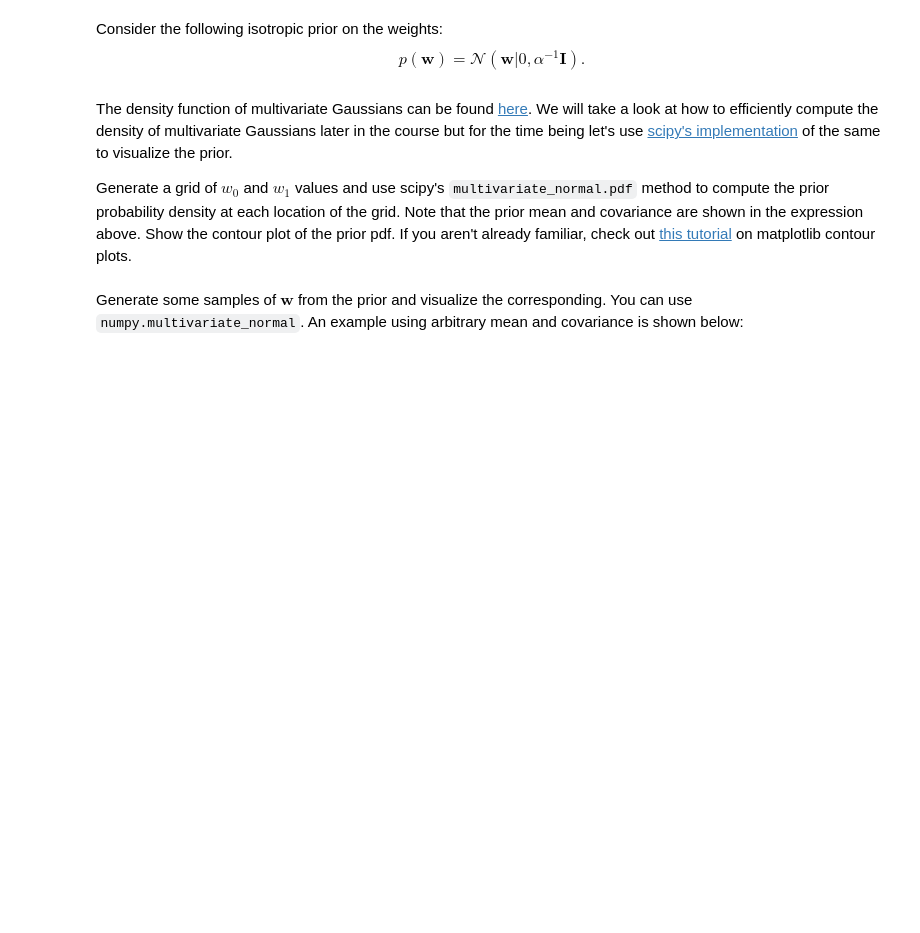
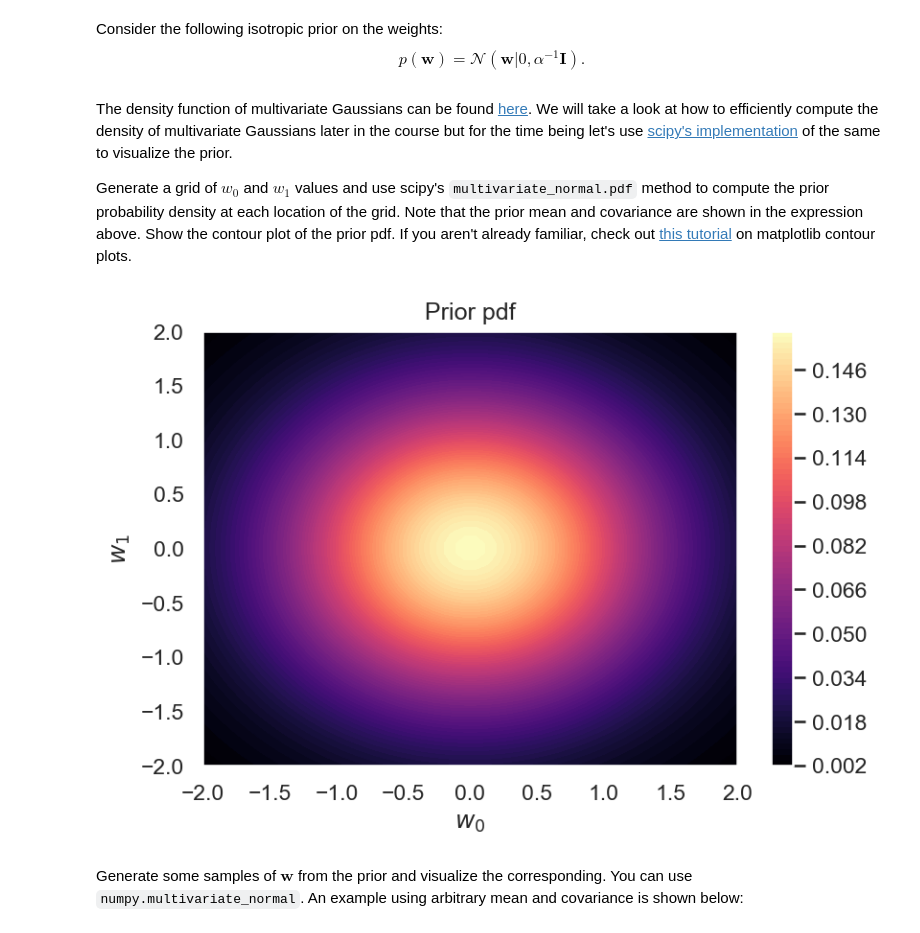
Before and after one commit to dhillonparveen/uq-course, a Jupyter notebook: homeworks/hw_03.ipynb, the cells around one changed output. Cells and saved outputs as stored; diff of their text form; code cells hidden in the pictures; blank space fills up the shorter version.

````diff
--- a/homeworks/hw_03.ipynb
+++ b/homeworks/hw_03.ipynb
@@ -566,3 +564,29 @@
+# %%
+# Prior Parameters
+alpha = 1. # Assuming an initial value of parameters precision in prior
+mean = np.zeros(2) # mean of model parameters in prior
+cov = (1./alpha)*np.eye(2) # covariance of model parameters in prior
+
+# Grid
+w = np.linspace(-2, 2, 50)
+w0, w1 = np.meshgrid(w,w)
+wgrid = np.hstack([w0.flatten()[:, None], w1.flatten()[:, None]])[:, :, None]
+
+# multivariate normal pdf
+rv = st.multivariate_normal(mean = mean.flatten(), cov = cov)
+Pdfs = np.array([rv.pdf(wp.T) for wp in wgrid])
+
+# Contout Plot
+fig, ax = plt.subplots(dpi=150)
+plt.contourf(w0, w1, Pdfs.reshape((50, 50)), 100, cmap = 'magma')
+plt.xlabel('$w_0$')
+plt.ylabel('$w_1$')
+plt.colorbar()
+plt.title('Prior pdf')
+plt.show()
+plt.close()
+# %% [output]
+[figure, added]
 # %% [markdown]
 Generate some samples of $\mathbf{w}$ from the prior and visualize the corresponding. You can use ```numpy.multivariate_normal```. An example using arbitrary mean and covariance  is shown below:
 # %%
````
Also changed, not shown: parts of 23 cells of this notebook.
